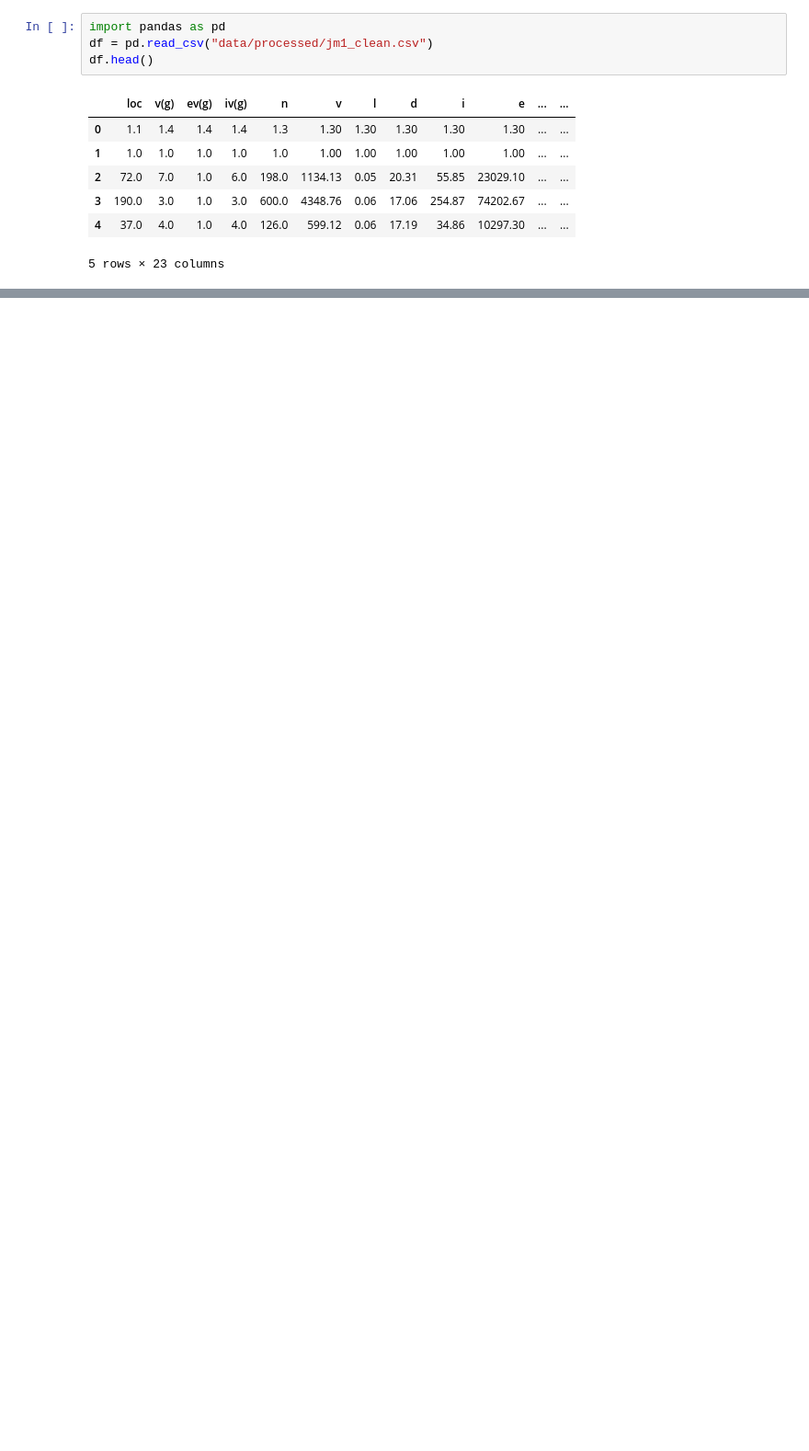
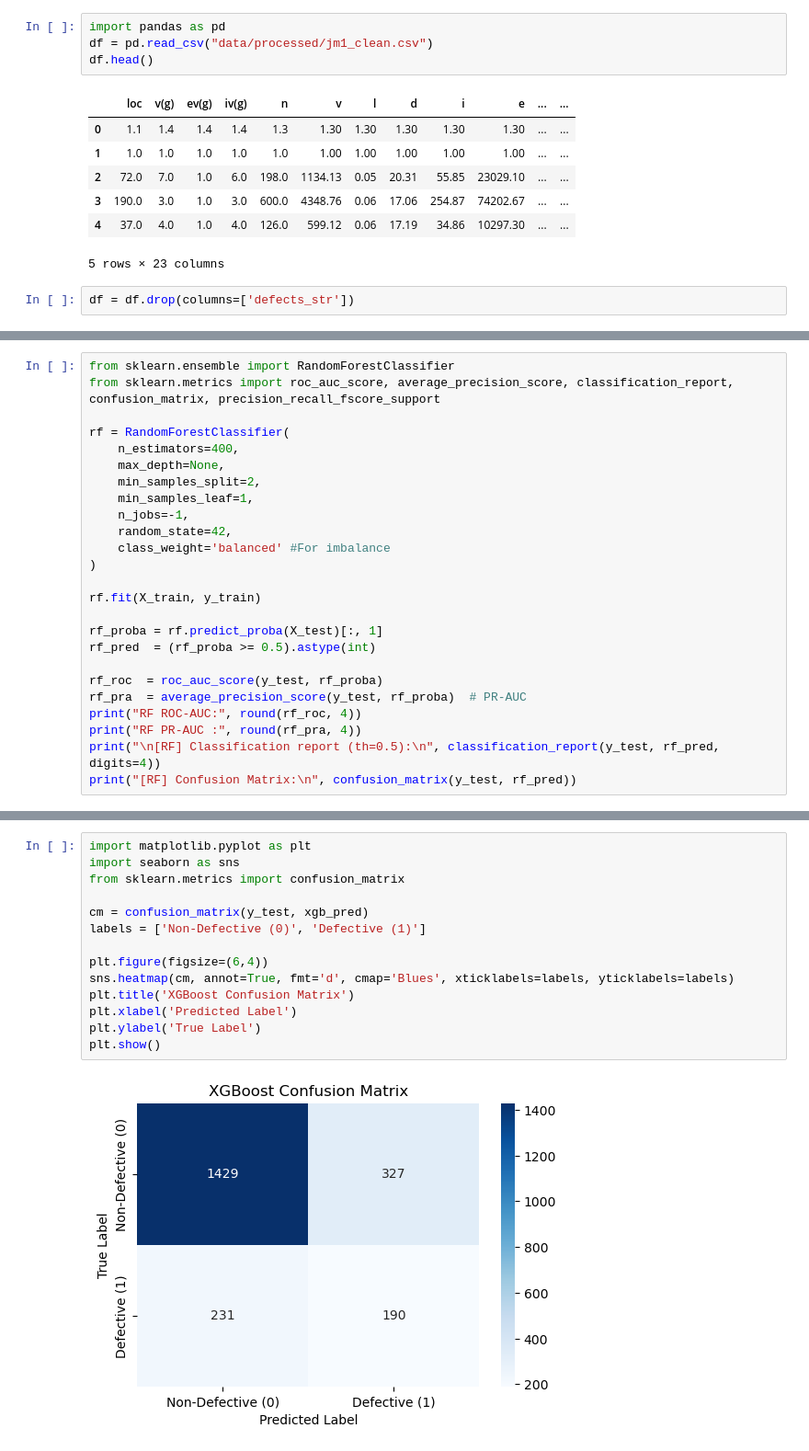
Before and after one commit to PELIN-ERMISKET/Nasa-JM1-defect-prediction-project, a Jupyter notebook: Software Defect Prediction ML.ipynb, the cells around one changed output, grey strips where cells are left out. Shown: that part at 92% size. Drawn from its saved outputs; the diff is of its cells as text; blank space fills up the shorter version.

```diff
--- a/Software Defect Prediction ML.ipynb
+++ b/Software Defect Prediction ML.ipynb
@@ -10,3 +10,5 @@ df.head()
 | 3 | 190.0 | 3.0 | 1.0 | 3.0 | 600.0 | 4348.76 | 0.06 | 17.06 | 254.87 | 74202.67 | ... | ... |
 | 4 | 37.0 | 4.0 | 1.0 | 4.0 | 126.0 | 599.12 | 0.06 | 17.19 | 34.86 | 10297.30 | ... | ... |
 5 rows × 23 columns
+# %%
+df = df.drop(columns=['defects_str'])
@@ -12,0 +35,25 @@ df.head()
+# %%
+from sklearn.ensemble import RandomForestClassifier
+from sklearn.metrics import roc_auc_score, average_precision_score, classification_report, confusion_matrix, precision_recall_fscore_support
+
+rf = RandomForestClassifier(
+    n_estimators=400,
+    max_depth=None,
+    min_samples_split=2,
+    min_samples_leaf=1,
+    n_jobs=-1,
+    random_state=42,
+    class_weight='balanced' #For imbalance
+)
+
+rf.fit(X_train, y_train)
+
+rf_proba = rf.predict_proba(X_test)[:, 1]
+rf_pred  = (rf_proba >= 0.5).astype(int)
+
+rf_roc  = roc_auc_score(y_test, rf_proba)
+rf_pra  = average_precision_score(y_test, rf_proba)  # PR-AUC
+print("RF ROC-AUC:", round(rf_roc, 4))
+print("RF PR-AUC :", round(rf_pra, 4))
+print("\n[RF] Classification report (th=0.5):\n", classification_report(y_test, rf_pred, digits=4))
+print("[RF] Confusion Matrix:\n", confusion_matrix(y_test, rf_pred))
@@ -12,0 +159,16 @@ df.head()
+# %%
+import matplotlib.pyplot as plt
+import seaborn as sns
+from sklearn.metrics import confusion_matrix
+
+cm = confusion_matrix(y_test, xgb_pred)
+labels = ['Non-Defective (0)', 'Defective (1)']
+
+plt.figure(figsize=(6,4))
+sns.heatmap(cm, annot=True, fmt='d', cmap='Blues', xticklabels=labels, yticklabels=labels)
+plt.title('XGBoost Confusion Matrix')
+plt.xlabel('Predicted Label')
+plt.ylabel('True Label')
+plt.show()
+# %% [output]
+[figure, added]
```
Also changed, not shown: parts of 22 cells of this notebook.
